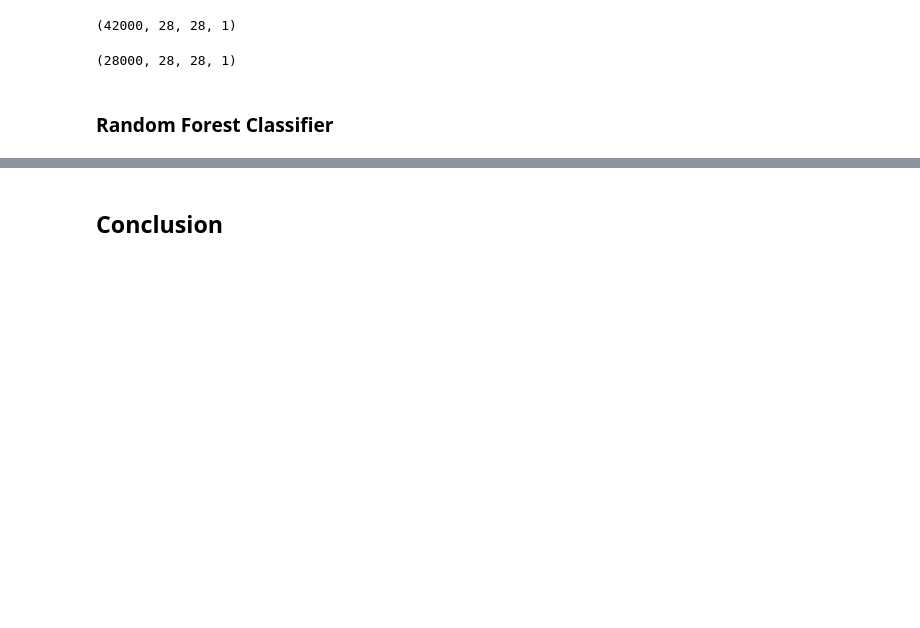
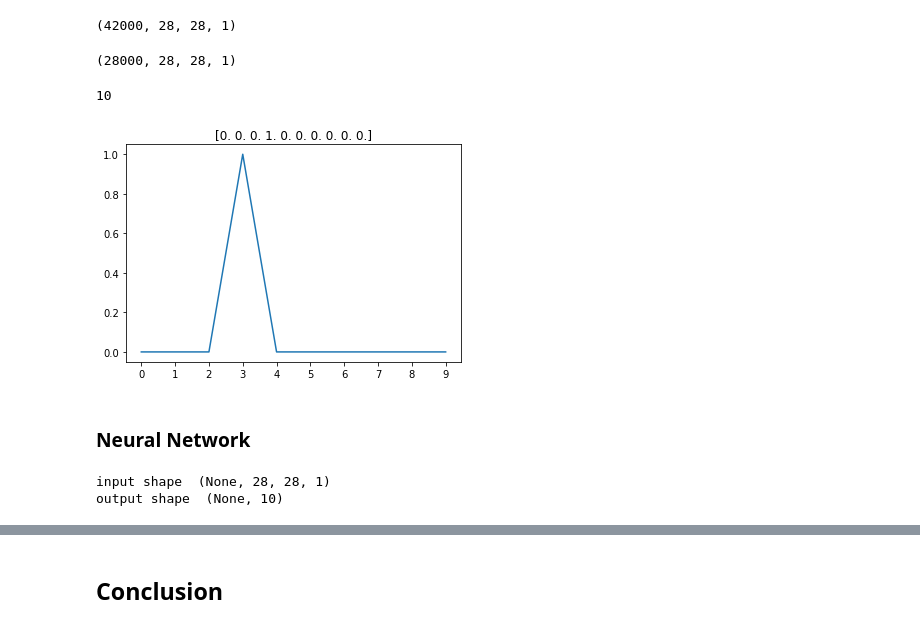
Before and after one commit to michaelchyan/MSDS422, a Jupyter notebook: Module_7_Digit_Recognizer.ipynb, the cells around one changed output, grey strips where cells are left out. Drawn from its saved outputs; the diff is of its cells as text; code cells hidden in the pictures; blank space fills up the shorter version.

```diff
--- a/Module_7_Digit_Recognizer.ipynb
+++ b/Module_7_Digit_Recognizer.ipynb
@@ -112,10 +110,3 @@ X_test = X_test.reshape(X_test.shape[0], 28, 28,1)
 X_test.shape
 # %% [output]
 (28000, 28, 28, 1)
-# %% [markdown]
-### Random Forest Classifier
-# %%
-import tensorflow as tf
-from tensorflow import keras
-
-X_train, X_test, y_train, y_test = train_test_split(X, y, test_size=0.3)
@@ -121,0 +119,13 @@ X_train, X_test, y_train, y_test = train_test_split(X, y, test_size=0.3)
+# %%
+from keras.utils.np_utils import to_categorical
+y_train= to_categorical(y_train)
+num_classes = y_train.shape[1]
+num_classes
+# %% [output]
+10
+# %%
+plt.title(y_train[9])
+plt.plot(y_train[9])
+plt.xticks(range(10));
+# %% [output]
+[figure, added]
@@ -121,0 +135,2 @@ X_train, X_test, y_train, y_test = train_test_split(X, y, test_size=0.3)
+# %% [markdown]
+### Neural Network
@@ -122,7 +146,11 @@ X_train, X_test, y_train, y_test = train_test_split(X, y, test_size=0.3)
 # %%
-model = keras.models.Sequential()
-model.add(keras.layers.Flatten(input_shape=[28, 28]))
-model.add(keras.layers.Dense(300, activation="relu"))
-model.add(keras.layers.Dense(100, activation="relu"))
-model.add(keras.layers.Dense(10, activation="softmax"))
+model= Sequential()
+model.add(Lambda(standardize,input_shape=(28,28,1)))
+model.add(Flatten())
+model.add(Dense(10, activation='softmax'))
+print("input shape ",model.input_shape)
+print("output shape ",model.output_shape)
+# %% [output]
+input shape  (None, 28, 28, 1)
+output shape  (None, 10)
 # %%
```
Also changed, not shown: parts of 21 cells of this notebook.
